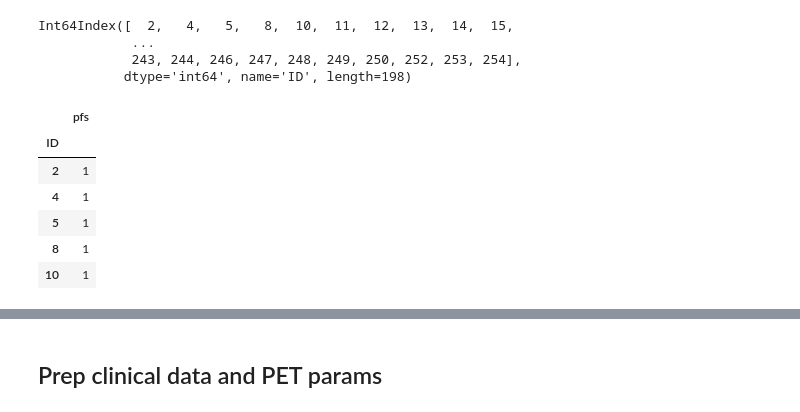
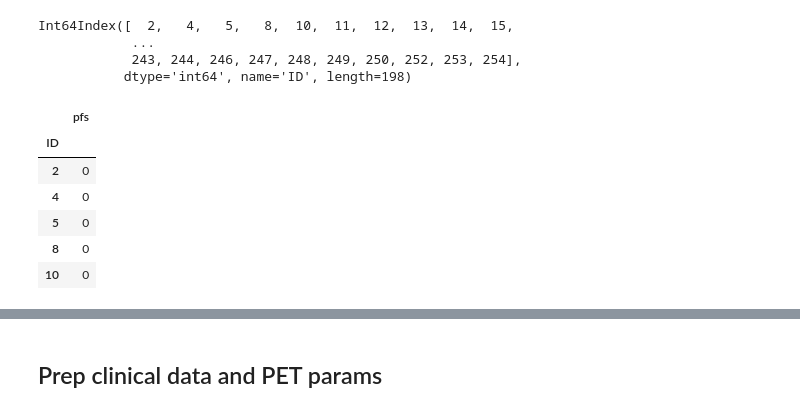
Before and after one commit to GSEL9/head-and-neck, a Jupyter notebook: ipynbs/data_prep.ipynb, the cells around one changed output, grey strips where cells are left out. Saved outputs shown, nothing was run; the diff lists cells and outputs as text; code cells hidden in the pictures.

```diff
--- a/ipynbs/data_prep.ipynb
+++ b/ipynbs/data_prep.ipynb
@@ -44,17 +44,21 @@ Int64Index([  2,   4,   5,   8,  10,  11,  12,  13,  14,  15,
            dtype='int64', name='ID', length=198)
 # %%
 pfs = raw_targets.loc[:, 'PFS'].values
+lrc = raw_targets.loc[:, 'LRC'].values
 
-y = np.zeros(np.shape(pfs), dtype=int)
-y[pfs == 0] = 1
+y_pfs = np.zeros(np.shape(pfs), dtype=int)
+y_lrc = np.zeros(np.shape(lrc), dtype=int)
+#y_lrc[pfs == 0] = 1, y[pfs == 0] = 1
+y_pfs = np.array(pfs, dtype=int)
+y_lrc = np.array(lrc, dtype=int)
 # %%
-target = pd.DataFrame(y, columns=['pfs'], index=raw_targets.index)
-target.head()
+target_pfs = pd.DataFrame(y_pfs, columns=['pfs'], index=raw_targets.index)
+target_pfs.head()
 # %% [output]
 |  | pfs |
 | ID |  |
-| 2 | 1 |
-| 4 | 1 |
-| 5 | 1 |
-| 8 | 1 |
-| 10 | 1 |
+| 2 | 0 |
+| 4 | 0 |
+| 5 | 0 |
+| 8 | 0 |
+| 10 | 0 |
```
Also changed, not shown: parts of 25 cells of this notebook, 25 other files.
